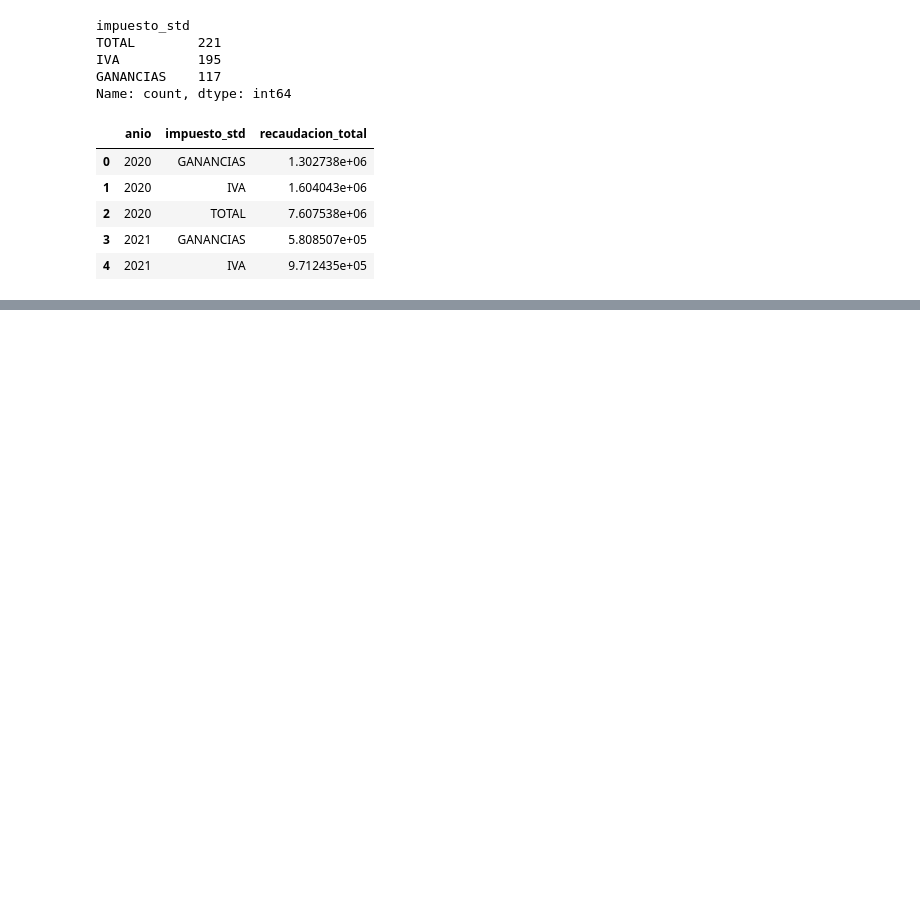
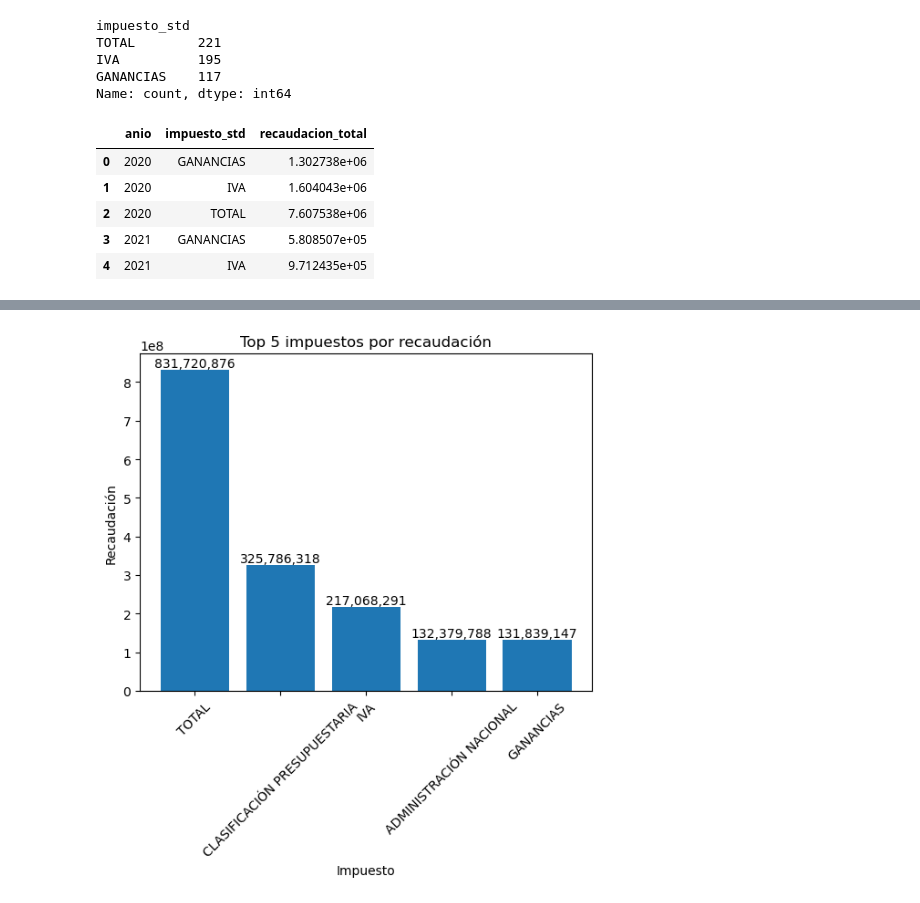
Before and after one commit to Soledad1988/ProyectoImpuestos, a Jupyter notebook: Recaudacion/Recaudacion_Anual/01_recaudacion_Anual.ipynb, the cells around one changed output, grey strips where cells are left out. Saved outputs shown, nothing was run; the diff lists cells and outputs as text; code cells hidden in the pictures; blank space fills up the shorter version.

```diff
--- a/Recaudacion/Recaudacion_Anual/01_recaudacion_Anual.ipynb
+++ b/Recaudacion/Recaudacion_Anual/01_recaudacion_Anual.ipynb
@@ -366,0 +376,24 @@ df_consolidado.to_csv(
+# %%
+top_impuestos = (
+    df.groupby("impuesto_std")["recaudacion"]
+    .sum()
+    .sort_values(ascending=False)
+    .head(5)
+)
+
+plt.figure()
+
+plt.bar(top_impuestos.index, top_impuestos.values)
+
+plt.title("Top 5 impuestos por recaudación")
+plt.xlabel("Impuesto")
+plt.ylabel("Recaudación")
+
+plt.xticks(rotation=45)
+
+for i, v in enumerate(top_impuestos.values):
+    plt.text(i, v, f"{v:,.0f}", ha="center", va="bottom")
+
+plt.show()
+# %% [output]
+[figure, added]
```
Also changed, not shown: parts of 4 cells of this notebook.
